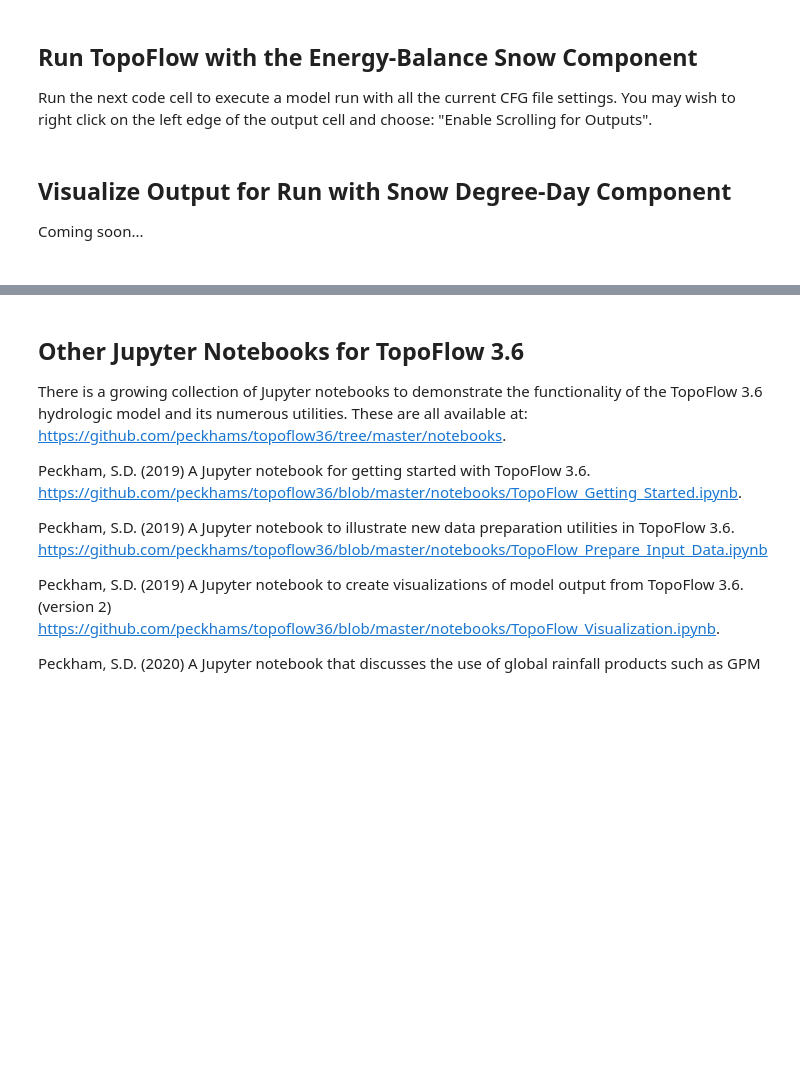
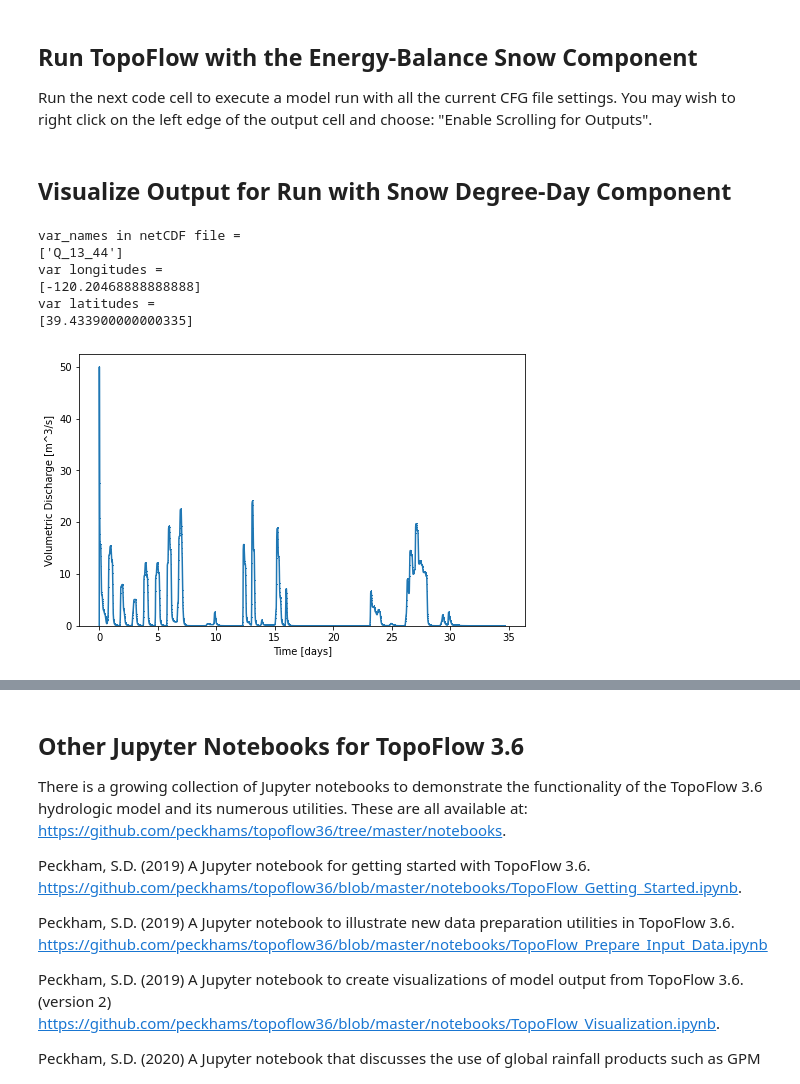
Before and after one commit to peckhams/topoflow36, a Jupyter notebook: notebooks/TopoFlow_Snow_Components.ipynb, the cells around one changed output, grey strips where cells are left out. Cells and saved outputs as stored; diff of their text form; code cells hidden in the pictures; blank space fills up the shorter version.

```diff
--- a/notebooks/TopoFlow_Snow_Components.ipynb
+++ b/notebooks/TopoFlow_Snow_Components.ipynb
@@ -48,6 +48,7 @@ For now, contact Lauren or Scott to obtain this set of component configuration (
 ## Import TopoFlow and Set Basic Model Run Info <a id="set_info_S"></a>
 # %%
 from topoflow import main
+from topoflow.utils import visualize as tfvis
 import os, os.path
 
 site_prefix = 'Sagehen'
@@ -56,8 +57,10 @@ cfg_prefix  = case_prefix
 
 home_dir    = os.path.expanduser("~")
 basin_dir   = home_dir + '/basins/' + site_prefix + '/'
+output_dir  = home_dir + '/output/' + site_prefix + '_Test/'
 print('Your Home directory =', home_dir)
 print('Basin directory     =', basin_dir)
+print('Output directory    =', output_dir)
 
 cfg_dir = basin_dir + 'Test1_2016-10_to_2017-09_GLDAS_cfg/'
 
@@ -182,7 +197,3 @@ main.run_model(cfg_prefix=cfg_prefix, cfg_directory=cfg_dir,
                time_interp_method=time_interp_method)
 # %% [markdown]
 ## Visualize Output for Run with Snow Degree-Day Component <a id="vis_deg_day_S"></a>
-
-Coming soon...
-<br>
-<br>
@@ -190,0 +200,18 @@ Coming soon...
+# %%
+output_dir1 = output_dir + 'degree_day/'
+os.chdir(output_dir1)
+var_index = 0
+nc_file = case_prefix + '_0D-Q.nc'
+# nc_file = case_prefix + '_0D-d.nc'
+# nc_file = case_prefix + '_0D-u.nc'
+
+tfvis.plot_time_series(nc_file, output_dir=output_dir1, var_index=var_index,
+                       marker=',', REPORT=True, xsize=8, ysize=5)
+# %% [output]
+var_names in netCDF file =
+['Q_13_44']
+var longitudes =
+[-120.20468888888888]
+var latitudes =
+[39.433900000000335]
+[figure, added]
```
Also changed, not shown: parts of 12 cells of this notebook.
